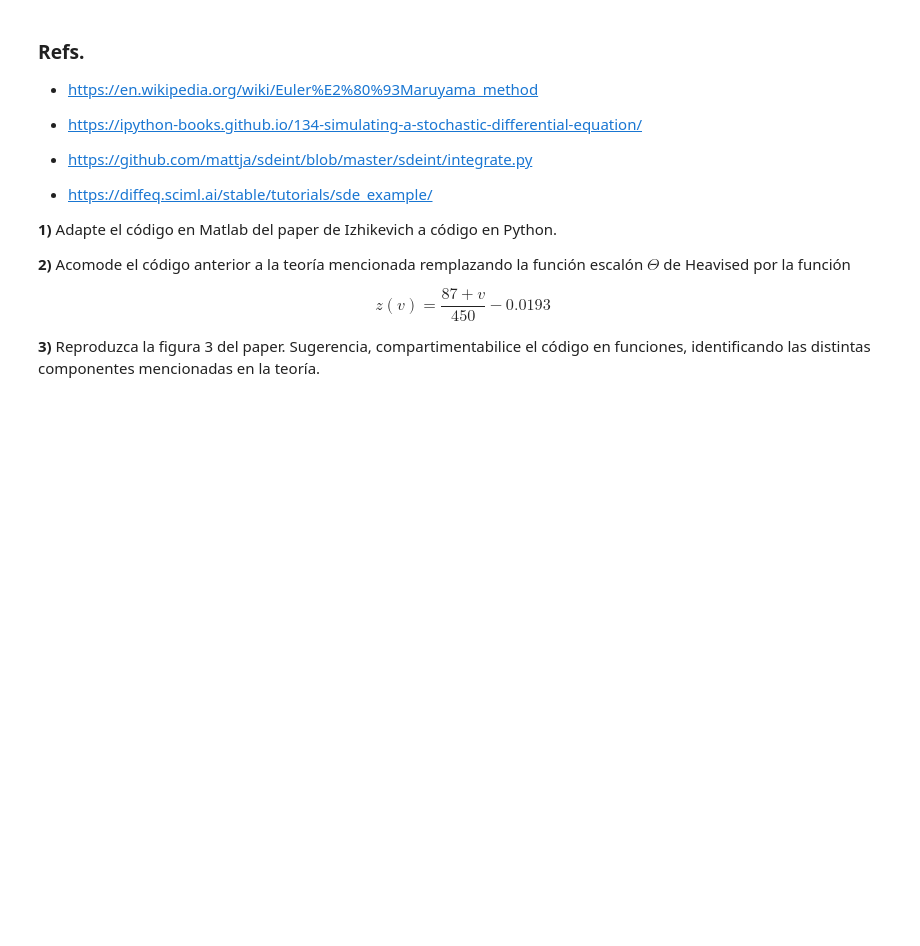
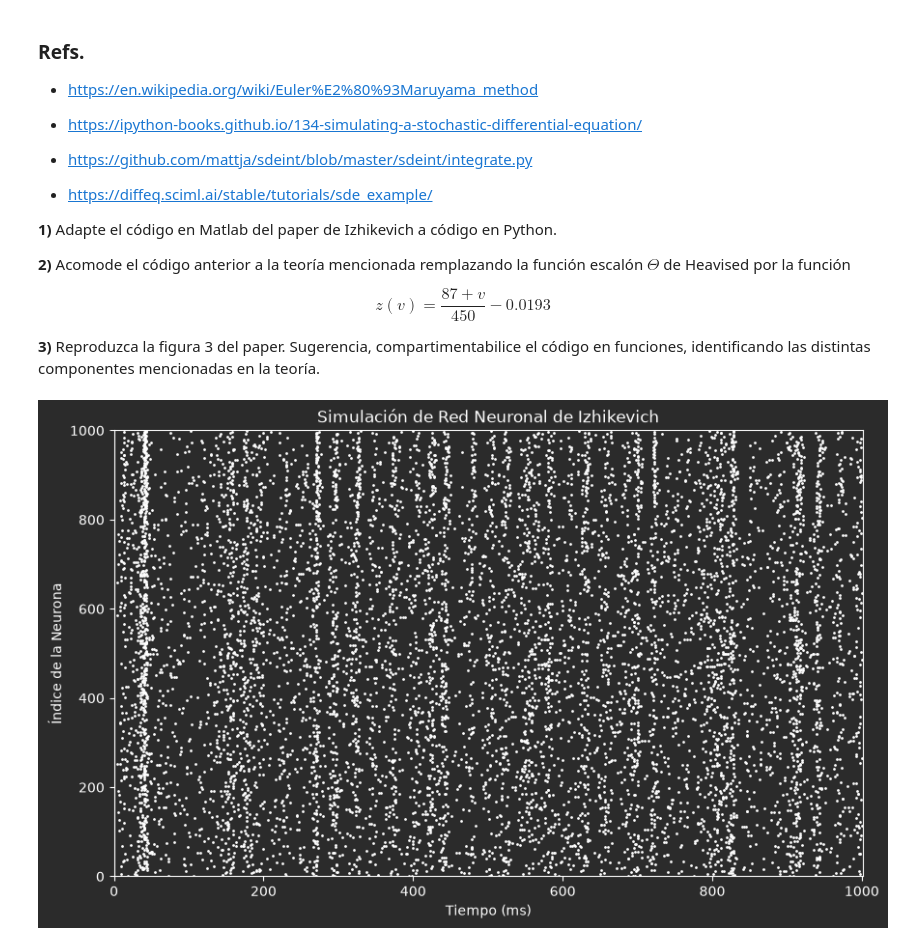
Before and after one commit to alexwicher/RedesNeuronales, a Jupyter notebook: pract6/redes_neuronales_2026_guia_6.ipynb, the cells around one changed output. Drawn from its saved outputs; the diff is of its cells as text; code cells hidden in the pictures; blank space fills up the shorter version.

```diff
--- a/pract6/redes_neuronales_2026_guia_6.ipynb
+++ b/pract6/redes_neuronales_2026_guia_6.ipynb
@@ -497,0 +497,88 @@ $$
+# %%
+# 3.1)
+
+import numpy as np
+import matplotlib.pyplot as plt
+
+np.random.seed(42)
+
+Ne = 800
+Ni = 200
+re = np.random.rand(Ne)
+ri = np.random.rand(Ni)
+
+# b: Qué tan rápido se recupera la neurona después de disparar.
+# c: Qué tan sensible es a las fluctuaciones de voltaje.
+# v_: El voltaje de "reinicio" al que vuelve la neurona inmediatamente después de disparar un pulso (spike).
+# u_delta: La descripción del agotamiento celular tras el esfuerzo del disparo
+
+# Las variables del modelo para cada neurona por tipo
+b = np.concatenate([0.02 * np.ones(Ne), 0.02 + 0.08 * ri])
+c = np.concatenate([0.2 * np.ones(Ne), 0.25 - 0.05 * ri])
+v_ = np.concatenate([-65 + 15 * re ** 2, -65 * np.ones(Ni)])
+u_delta = np.concatenate([8 - 6 * re ** 2, 2 * np.ones(Ni)])
+
+# Matriz de conectividad sináptica (S)
+S = np.hstack([0.5 * np.random.rand(Ne + Ni, Ne),
+               -np.random.rand(Ne + Ni, Ni)])  # a_ij = 1/2 * r_ij (exitatoria) a = - r_ij (inhibitoria)
+# r_ij ==  [para todo i (fila) y para j = 1 ... Ne ; para todo i (fila) y para j = Ne+1 ... Ne + Ni
+
+v = -65 * np.ones(Ne + Ni)  # Valores iniciales de v
+u = c * v  # Valores iniciales de u
+firings = []  # Tiempos de disparo (spike timings)
+tf = 1001
+
+target_neuron = 0
+v_history = []
+
+for t in range(1, tf):  # Simulación de 1000 ms
+    I = np.concatenate([5 * np.random.randn(Ne),
+                        2 * np.random.randn(Ni)])  # Entrada talámica (ruido gaussiano (normal estandar)) inyectado)
+    fired = np.where(v >= 30)[0]  # Índices de los disparos
+
+    v_history.append(v[target_neuron])
+
+    if len(fired) > 0:
+        for f in fired:
+            firings.append([t, f])
+        v[fired] = v_[fired]
+        u[fired] = u[fired] + u_delta[fired]
+        I = I + np.sum(S[:, fired], axis=1)
+
+    # g2 = 0.5 // g1 = 5 // g0 = 140
+    # INTEGRACIÓN EN k PASOS (Clipping)
+    k = 20
+    h = 1 / k
+    for _ in range(k):  # 1/4 ms
+        v = v + h * (0.04 * v ** 2 + 5 * v + 140 - u + I)
+        v = np.clip(v, -100, 35)
+    u = u + b * (c * v - u)
+
+# Convertir a arreglo de numpy para graficar
+firings = np.array(firings)
+
+# Graficar los resultados (Raster Plot)
+if len(firings) > 0:
+    plt.figure(figsize=(10, 6))
+    plt.plot(firings[:, 0], firings[:, 1], '.', color='white', markersize=2)
+    plt.xlabel('Tiempo (ms)')
+    plt.ylabel('Índice de la Neurona')
+    plt.title('Simulación de Red Neuronal de Izhikevich')
+    plt.xlim(0, tf)
+    plt.ylim(0, Ne + Ni)
+    plt.show()
+
+# Gráfico 2: Voltaje de la Neurona Elegida
+plt.figure(figsize=(10, 4))
+plt.plot(range(1, tf), v_history, color='crimson', linewidth=1.5)
+plt.axhline(y=30, color='gray', linestyle='--', label='Umbral de Disparo (+30 mV)')
+plt.xlabel('Tiempo (ms)')
+plt.ylabel('Voltaje de Membrana (mV)')
+plt.title(f'Potencial de Membrana de la Neurona {target_neuron} a lo largo del tiempo')
+plt.xlim(0, tf)
+plt.legend()
+plt.grid(True, alpha=0.3)
+
+# caos informático de los viejos generadores de números pseudoaleatorios (PRNG) (RANDU) y el caos de la física biológica.
+# %% [output]
+[figure, added]
```
Also changed, not shown: parts of 3 cells of this notebook.
